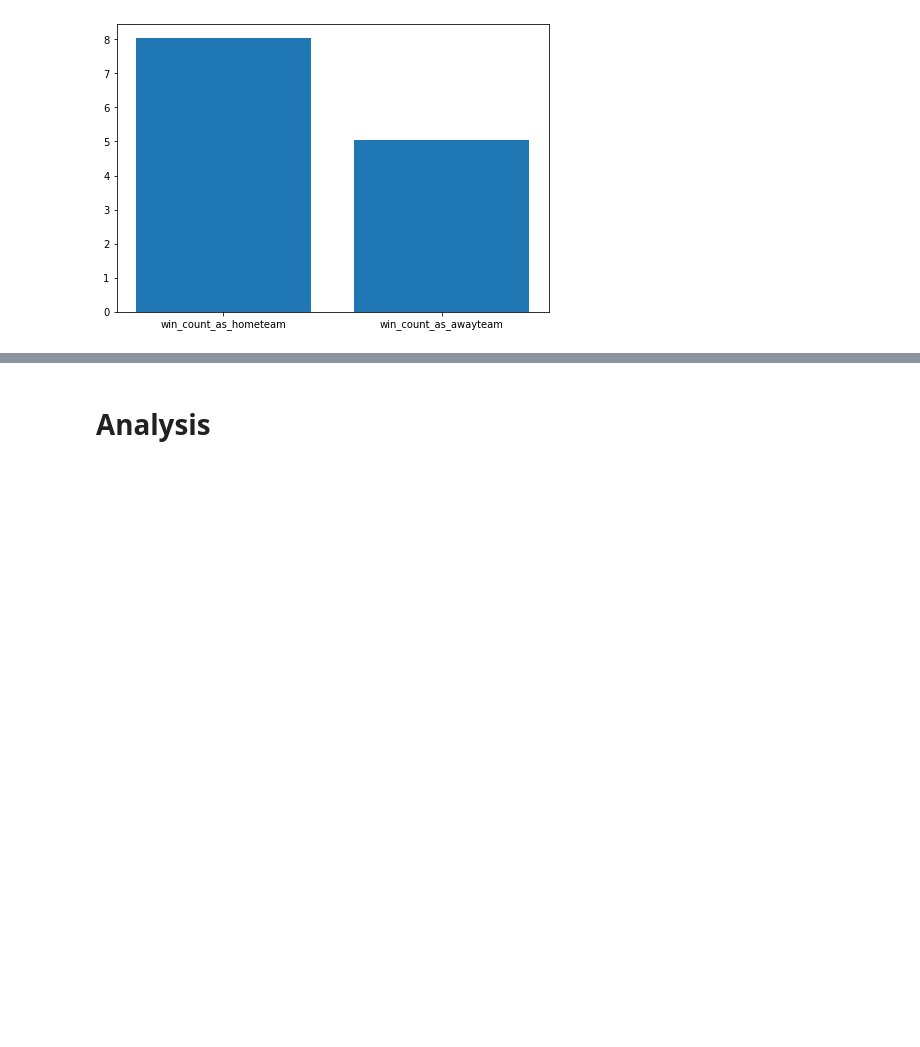
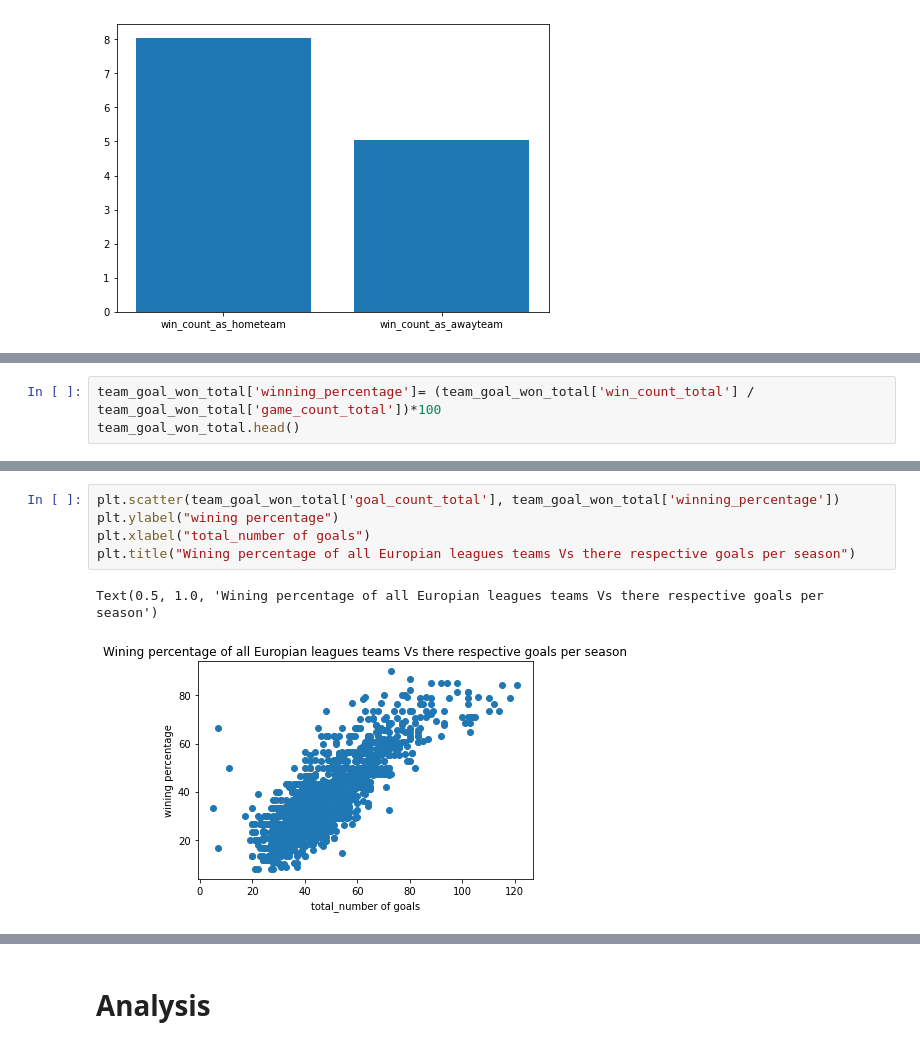
Before and after one commit to Hyej-Kim/cmsc320Final, a Jupyter notebook: cmsc320Final.ipynb, the cells around one changed output, grey strips where cells are left out. Drawn from its saved outputs; the diff is of its cells as text; blank space fills up the shorter version.

```diff
--- a/cmsc320Final.ipynb
+++ b/cmsc320Final.ipynb
@@ -1150,0 +1163,3 @@ plt.show()
+# %%
+team_goal_won_total['winning_percentage']= (team_goal_won_total['win_count_total'] / team_goal_won_total['game_count_total'])*100
+team_goal_won_total.head()
@@ -1150,0 +1173,8 @@ plt.show()
+# %%
+plt.scatter(team_goal_won_total['goal_count_total'], team_goal_won_total['winning_percentage'])
+plt.ylabel("wining percentage")
+plt.xlabel("total_number of goals")
+plt.title("Wining percentage of all Europian leagues teams Vs there respective goals per season")
+# %% [output]
+Text(0.5, 1.0, 'Wining percentage of all Europian leagues teams Vs there respective goals per season')
+[figure, added]
```
Also changed, not shown: parts of 16 cells of this notebook.
